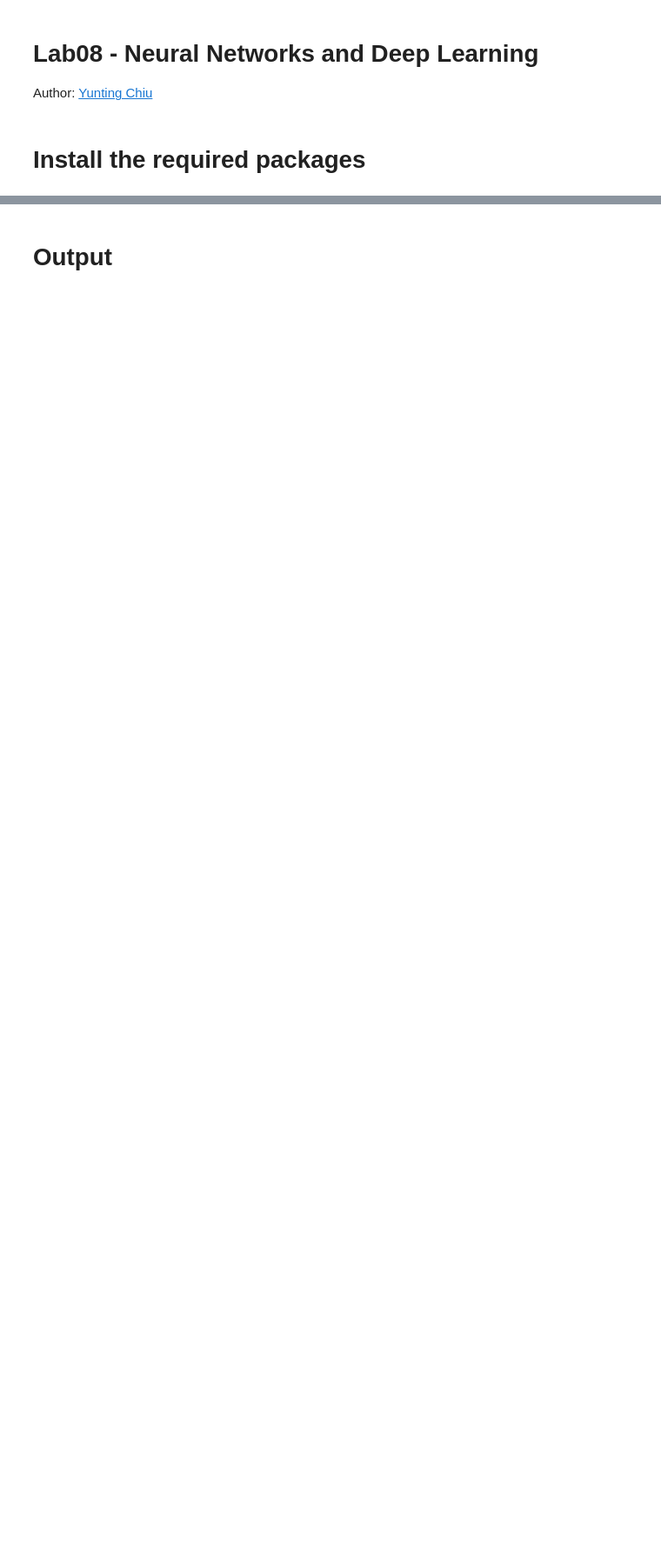
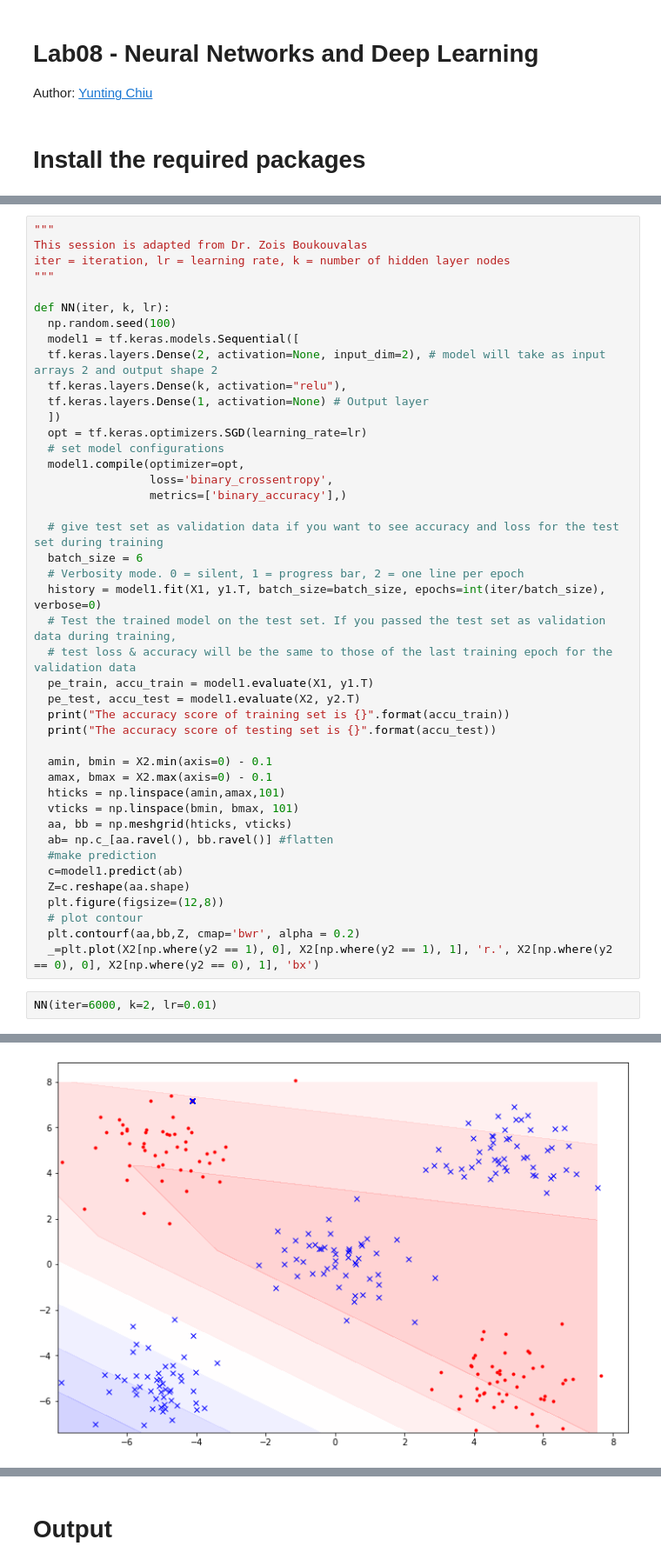
Before and after one commit to twyunting/DATA-642_Advanced_Machine_Learning, a Jupyter notebook: Labs/08/submit/Lab8_Yunting.ipynb, the cells around one changed output, grey strips where cells are left out. Shown: that part at 87% size. Saved outputs shown, nothing was run; the diff lists cells and outputs as text; blank space fills up the shorter version.

```diff
--- a/Labs/08/submit/Lab8_Yunting.ipynb
+++ b/Labs/08/submit/Lab8_Yunting.ipynb
@@ -339,0 +144,46 @@ AxisError: ignored
+# %%
+"""
+This session is adapted from Dr. Zois Boukouvalas
+iter = iteration, lr = learning rate, k = number of hidden layer nodes
+"""
+
+def NN(iter, k, lr):
+  np.random.seed(100)
+  model1 = tf.keras.models.Sequential([
+  tf.keras.layers.Dense(2, activation=None, input_dim=2), # model will take as input arrays 2 and output shape 2
+  tf.keras.layers.Dense(k, activation="relu"),
+  tf.keras.layers.Dense(1, activation=None) # Output layer
+  ])
+  opt = tf.keras.optimizers.SGD(learning_rate=lr)
+  # set model configurations
+  model1.compile(optimizer=opt,
+                 loss='binary_crossentropy',
+                 metrics=['binary_accuracy'],)
+
+  # give test set as validation data if you want to see accuracy and loss for the test set during training
+  batch_size = 6
+  # Verbosity mode. 0 = silent, 1 = progress bar, 2 = one line per epoch
+  history = model1.fit(X1, y1.T, batch_size=batch_size, epochs=int(iter/batch_size), verbose=0)
+  # Test the trained model on the test set. If you passed the test set as validation data during training,
+  # test loss & accuracy will be the same to those of the last training epoch for the validation data
+  pe_train, accu_train = model1.evaluate(X1, y1.T)
+  pe_test, accu_test = model1.evaluate(X2, y2.T)
+  print("The accuracy score of training set is {}".format(accu_train))
+  print("The accuracy score of testing set is {}".format(accu_test))
+
+  amin, bmin = X2.min(axis=0) - 0.1
+  amax, bmax = X2.max(axis=0) - 0.1
+  hticks = np.linspace(amin,amax,101)
+  vticks = np.linspace(bmin, bmax, 101)
+  aa, bb = np.meshgrid(hticks, vticks)
+  ab= np.c_[aa.ravel(), bb.ravel()] #flatten
+  #make prediction
+  c=model1.predict(ab)
+  Z=c.reshape(aa.shape)
+  plt.figure(figsize=(12,8))
+  # plot contour
+  plt.contourf(aa,bb,Z, cmap='bwr', alpha = 0.2)
+  _=plt.plot(X2[np.where(y2 == 1), 0], X2[np.where(y2 == 1), 1], 'r.', X2[np.where(y2 == 0), 0], X2[np.where(y2 == 0), 1], 'bx')
+# %%
+NN(iter=6000, k=2, lr=0.01)
+# %% [output]
@@ -339,0 +194 @@ AxisError: ignored
+[figure, added]
```
Also changed, not shown: parts of 52 cells of this notebook, 1 other file.
